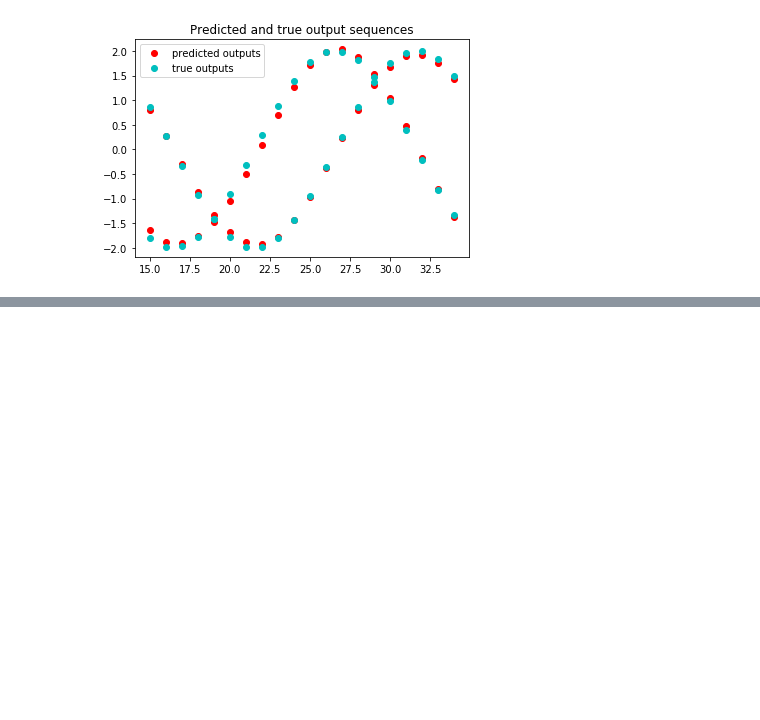
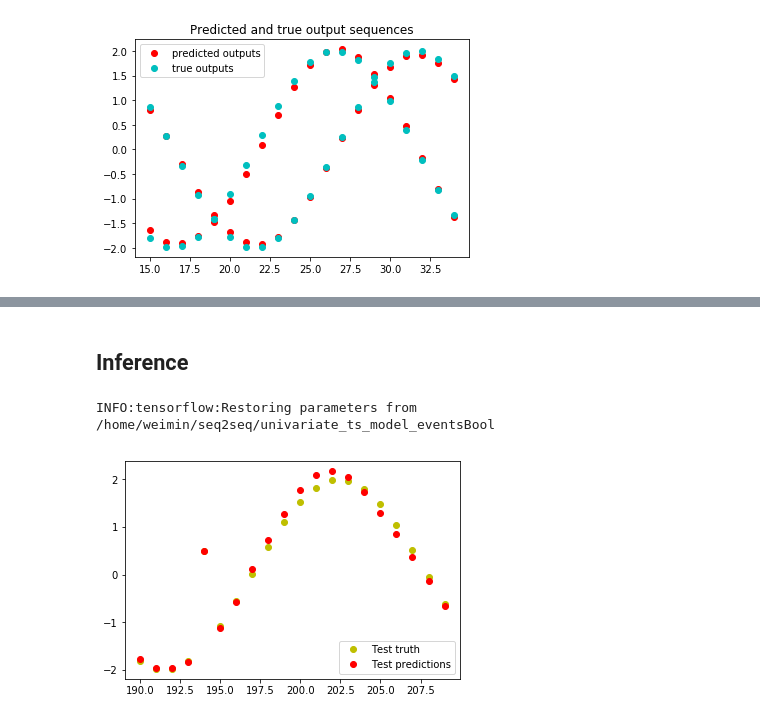
Before and after one commit to aaxwaz/Multivariate-Time-Series-forecast-using-seq2seq-in-TensorFlow, a Jupyter notebook: time_series_seq2seq.ipynb, the cells around one changed output, grey strips where cells are left out. Drawn from its saved outputs; the diff is of its cells as text; code cells hidden in the pictures; blank space fills up the shorter version.

```diff
--- a/time_series_seq2seq.ipynb
+++ b/time_series_seq2seq.ipynb
@@ -799,0 +1263,31 @@ plt.show()
+# %% [markdown]
+## Inference
+# %%
+test_seq_input = true_signal(train_data_x[-15:])
+test_events_bool_input = train_events_bool[-15:]
+test_events_bool_output = test_events_bool.copy()
+
+rnn_model = build_graph(feed_previous=True)
+
+init = tf.global_variables_initializer()
+with tf.Session() as sess:
+
+    sess.run(init)
+
+    saver = rnn_model['saver']().restore(sess, os.path.join('/home/weimin/seq2seq', 'univariate_ts_model_eventsBool'))
+
+    feed_dict = {rnn_model['enc_inp'][t]: test_seq_input[t].reshape(1,1) for t in range(input_seq_len)}
+    feed_dict.update({rnn_model['target_seq'][t]: np.zeros([1, 1]) for t in range(output_seq_len)})
+    feed_dict.update({rnn_model['output_seq_extremes_bool'][t]: test_events_bool_output[t].reshape(1,1) for t in range(output_seq_len)})
+    final_preds = sess.run(rnn_model['reshaped_outputs'], feed_dict)
+# %% [output]
+INFO:tensorflow:Restoring parameters from /home/weimin/seq2seq/univariate_ts_model_eventsBool
+# %%
+final_preds  = np.array(final_preds).reshape(-1)
+
+l2, = plt.plot(range(190, 210), y[190:], 'yo', label = 'Test truth')
+l3, = plt.plot(range(190, 210), final_preds.reshape(-1), 'ro', label = 'Test predictions')
+plt.legend(handles = [l2, l3], loc = 'lower right')
+plt.show()
+# %% [output]
+[figure, added]
```
Also changed, not shown: parts of 14 cells of this notebook.
